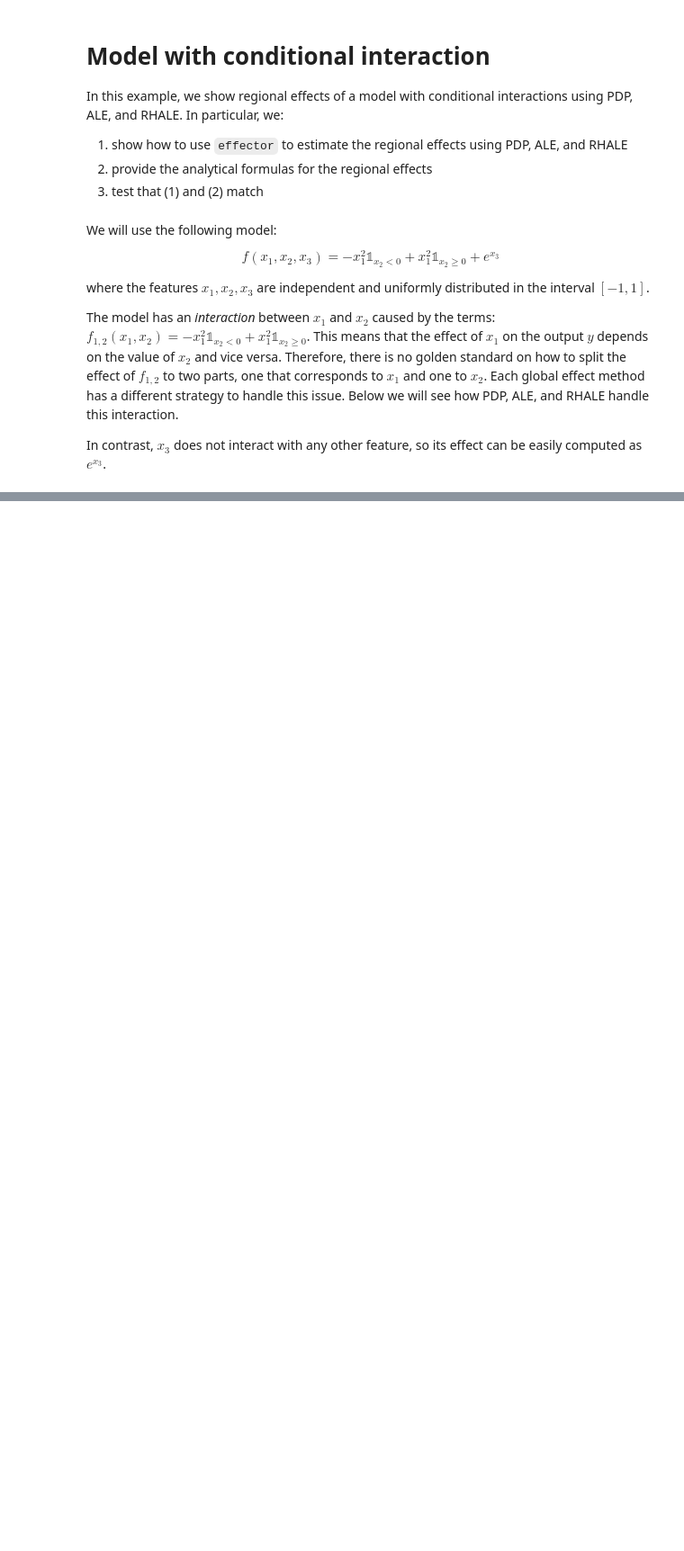
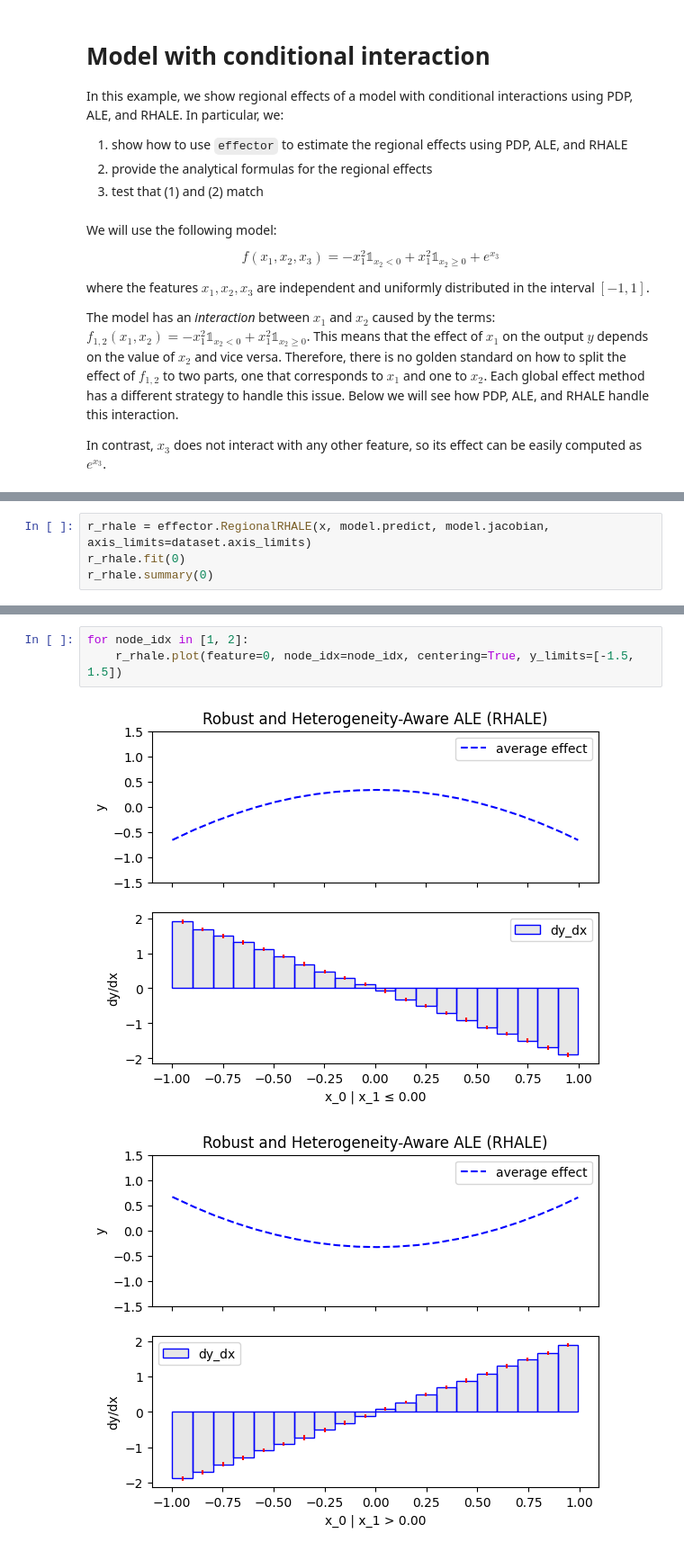
Before and after one commit to givasile/effector, a Jupyter notebook: notebooks/synthetic-examples/05_conditional_interaction_independent_uniform_regional.ipynb, the cells around one changed output, grey strips where cells are left out. Shown at 90% size. Cells and saved outputs as stored; diff of their text form; blank space fills up the shorter version.

```diff
--- a/notebooks/synthetic-examples/05_conditional_interaction_independent_uniform_regional.ipynb
+++ b/notebooks/synthetic-examples/05_conditional_interaction_independent_uniform_regional.ipynb
@@ -27,0 +147,4 @@ In contrast, $x_3$ does not interact with any other feature, so its effect can b
+# %%
+r_rhale = effector.RegionalRHALE(x, model.predict, model.jacobian, axis_limits=dataset.axis_limits)
+r_rhale.fit(0)
+r_rhale.summary(0)
@@ -27,0 +164,6 @@ In contrast, $x_3$ does not interact with any other feature, so its effect can b
+# %%
+for node_idx in [1, 2]:
+    r_rhale.plot(feature=0, node_idx=node_idx, centering=True, y_limits=[-1.5, 1.5])
+# %% [output]
+[figure, added]
+[figure, added]
```
Also changed, not shown: parts of 17 cells of this notebook.
